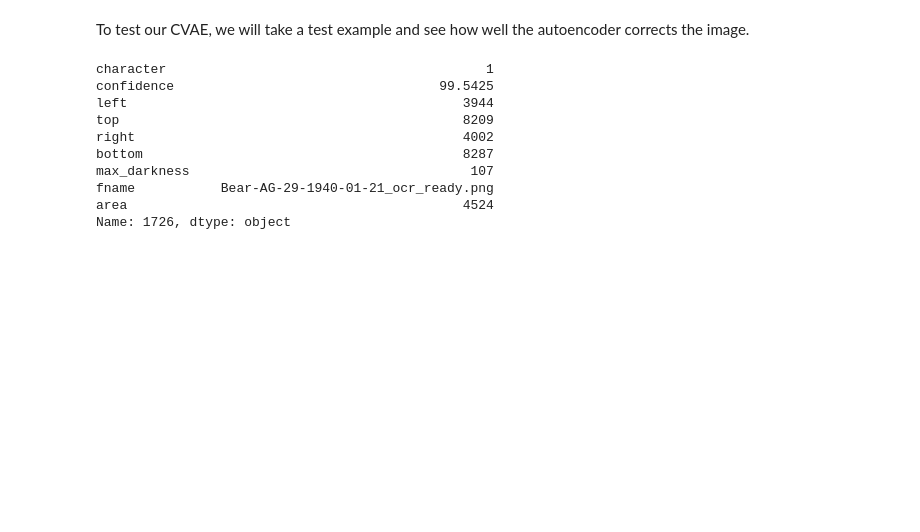
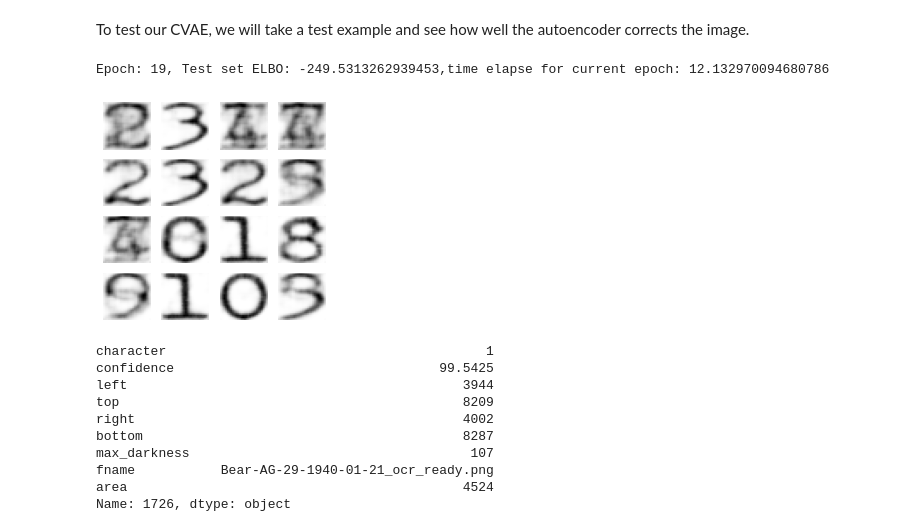
Before and after one commit to ggdhines/historical-transcriptions, a Jupyter notebook: notebooks/ocr followup.ipynb, the cells around one changed output. Cells and saved outputs as stored; diff of their text form; code cells hidden in the pictures; blank space fills up the shorter version.

```diff
--- a/notebooks/ocr followup.ipynb
+++ b/notebooks/ocr followup.ipynb
@@ -392,5 +399,12 @@ NameError: name 'model' is not defined
 # %% [markdown]
 To test our CVAE, we will take a test example and see how well the autoencoder corrects the image.
+# %%
+resampled = double_filtered_characters.groupby("character").sample(n=100,replace=True)
+resampled_train_images,resampled_test_images,train_df,test_df = split(resampled,tiles)
+resampled_model = train_model(train_images,test_images,"resampled",75)
+# %% [output]
+Epoch: 19, Test set ELBO: -249.5313262939453,time elapse for current epoch: 12.132970094680786
+[figure, added]
 # %%
 index = 4
 plt.imshow(test_images_[index,:,:,0])
```
Also changed, not shown: parts of 10 cells of this notebook.
